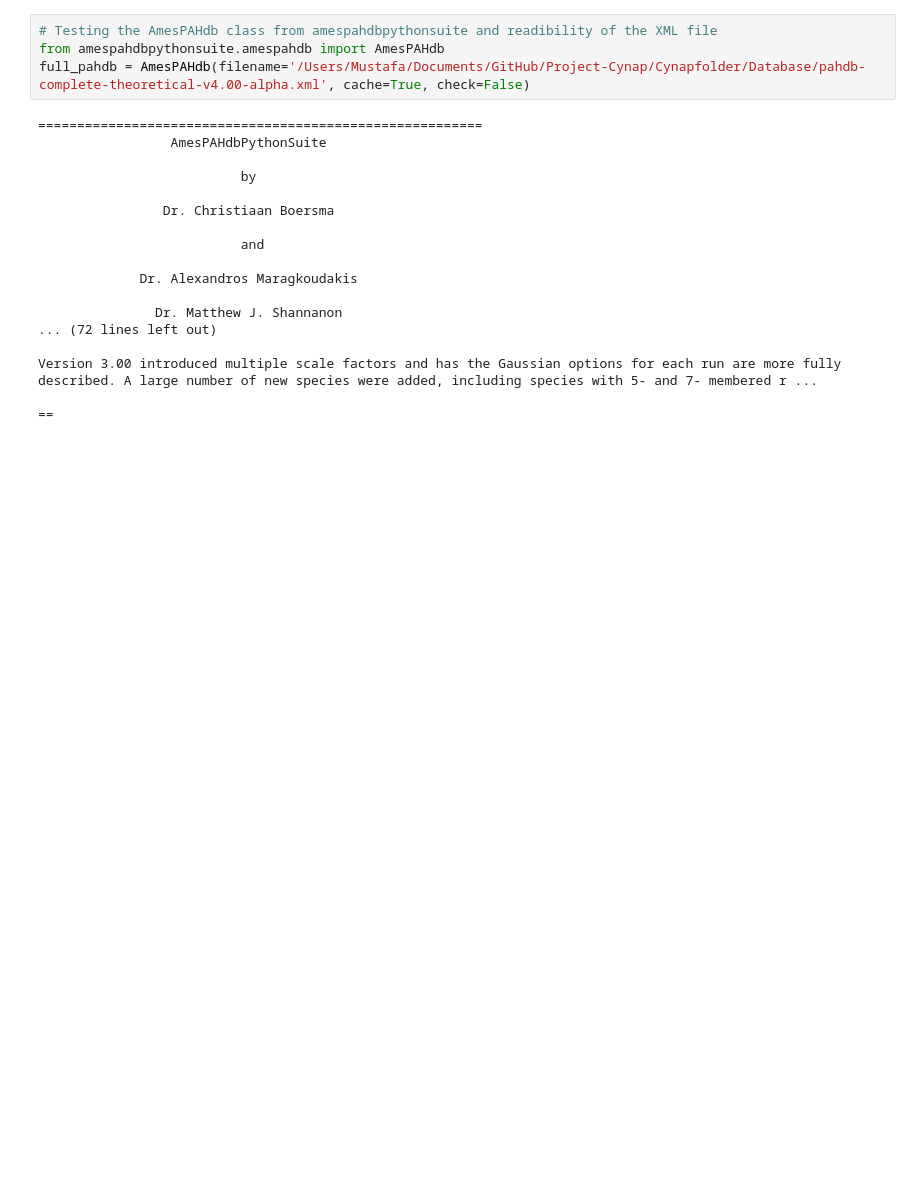
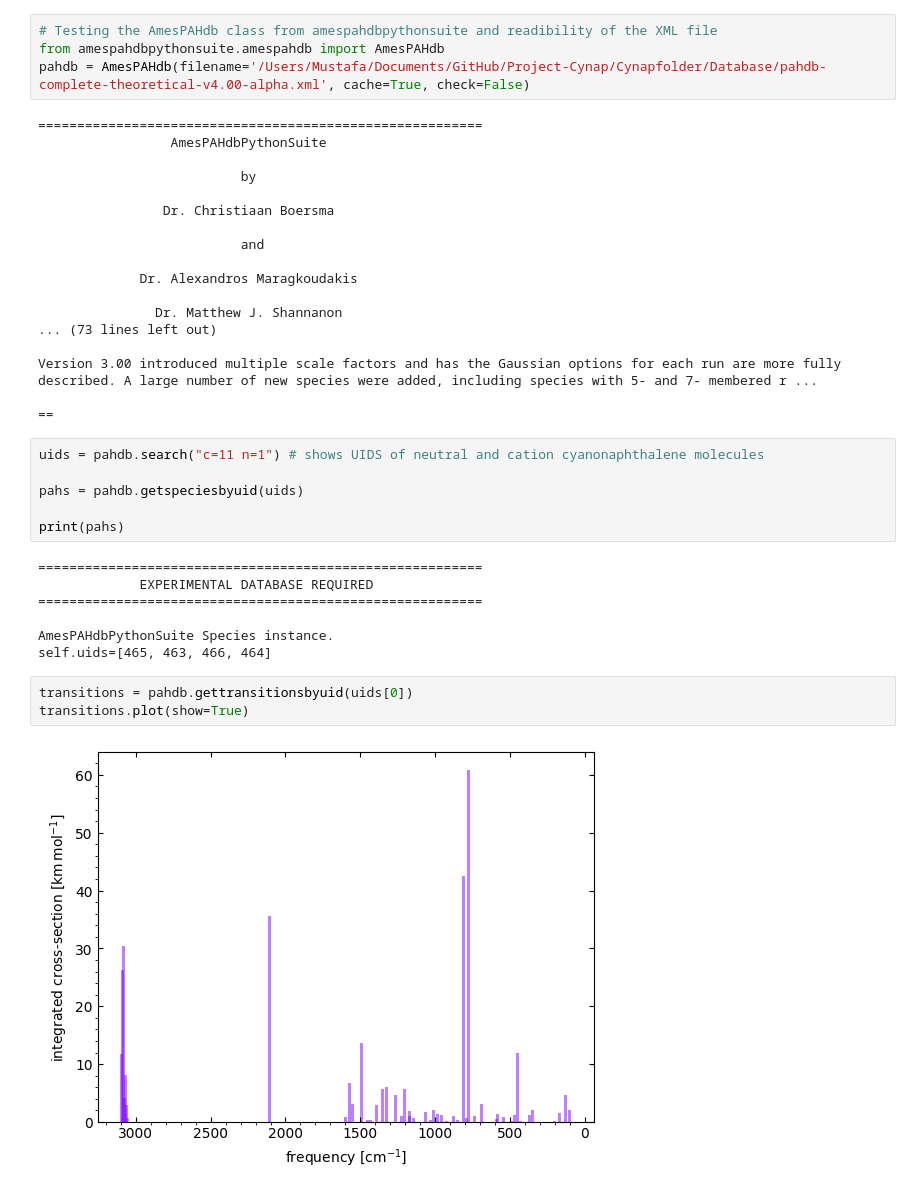
Before and after one commit to mustafa9812/Project-Cynap, a Jupyter notebook: Cynapfolder/full_vibfreq.ipynb, the cells around one changed output. Cells and saved outputs as stored; diff of their text form; blank space fills up the shorter version.

Commit message:
Additions of transitions and geometry functions

```diff
--- a/Cynapfolder/full_vibfreq.ipynb
+++ b/Cynapfolder/full_vibfreq.ipynb
@@ -1,7 +1,7 @@
 # %%
 # Testing the AmesPAHdb class from amespahdbpythonsuite and readibility of the XML file
 from amespahdbpythonsuite.amespahdb import AmesPAHdb
-full_pahdb = AmesPAHdb(filename='/Users/Mustafa/Documents/GitHub/Project-Cynap/Cynapfolder/Database/pahdb-complete-theoretical-v4.00-alpha.xml', cache=True, check=False)
+pahdb = AmesPAHdb(filename='/Users/Mustafa/Documents/GitHub/Project-Cynap/Cynapfolder/Database/pahdb-complete-theoretical-v4.00-alpha.xml', cache=True, check=False)
 # %% [output]
 =========================================================
                  AmesPAHdbPythonSuite
@@ -15,8 +15,26 @@ full_pahdb = AmesPAHdb(filename='/Users/Mustafa/Documents/GitHub/Project-Cynap/C
              Dr. Alexandros Maragkoudakis
 
                Dr. Matthew J. Shannanon
-... (72 lines left out)
+... (73 lines left out)
 
 Version 3.00 introduced multiple scale factors and has the Gaussian options for each run are more fully described. A large number of new species were added, including species with 5- and 7- membered r ...
 
 ==
+# %%
+uids = pahdb.search("c=11 n=1") # shows UIDS of neutral and cation cyanonaphthalene molecules
+
+pahs = pahdb.getspeciesbyuid(uids)
+
+print(pahs)
+# %% [output]
+=========================================================
+             EXPERIMENTAL DATABASE REQUIRED
+=========================================================
+
+AmesPAHdbPythonSuite Species instance.
+self.uids=[465, 463, 466, 464]
+# %%
+transitions = pahdb.gettransitionsbyuid(uids[0])
+transitions.plot(show=True)
+# %% [output]
+[figure, added]
```
Also changed, not shown: parts of 1 cell of this notebook.
